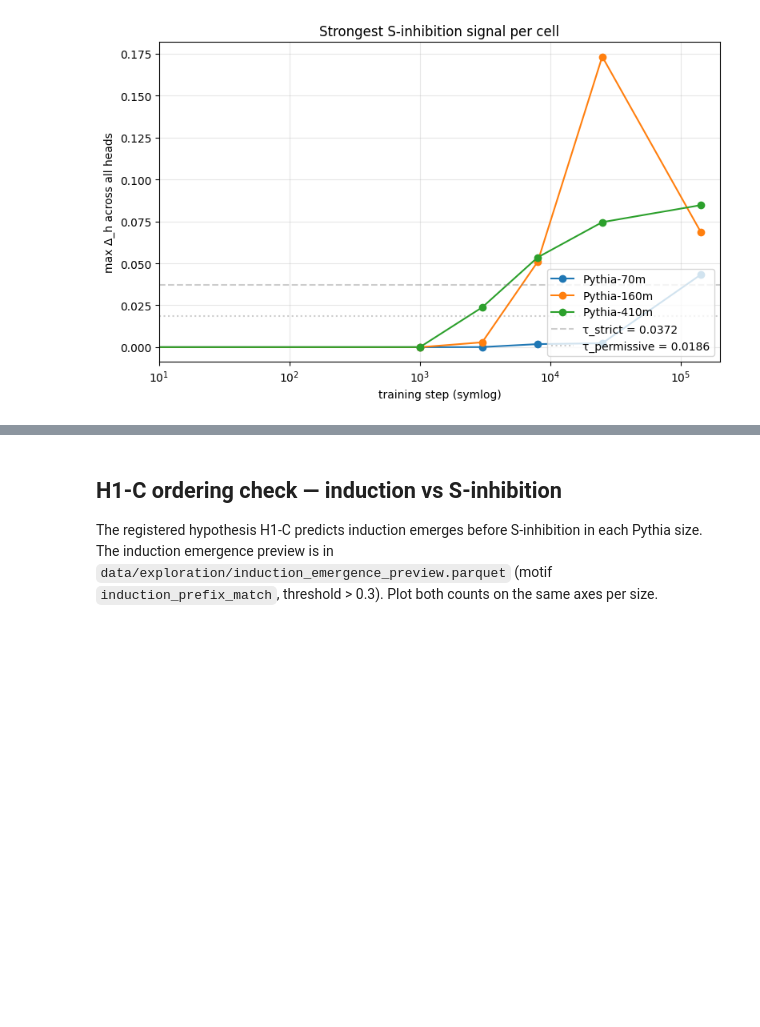
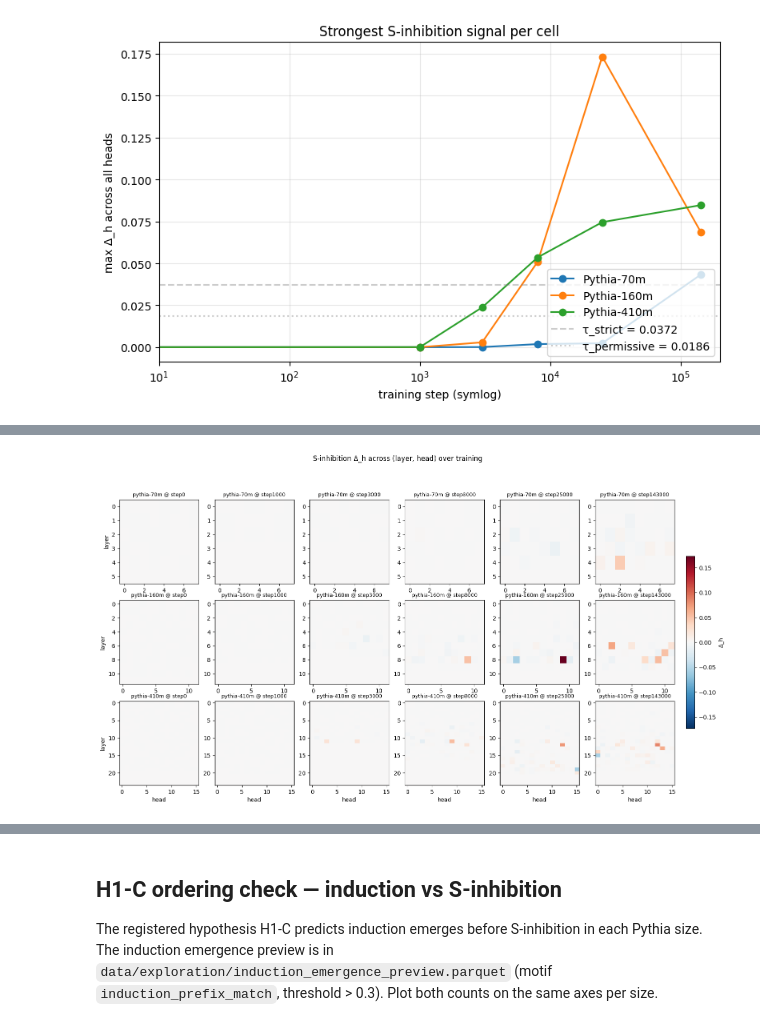
Before and after one commit to cam-berger/pythia-motif-emergence, a Jupyter notebook: notebooks/s_inhibition_emergence_exploration.ipynb, the cells around one changed output, grey strips where cells are left out. Drawn from its saved outputs; the diff is of its cells as text; code cells hidden in the pictures; blank space fills up the shorter version.

```diff
--- a/notebooks/s_inhibition_emergence_exploration.ipynb
+++ b/notebooks/s_inhibition_emergence_exploration.ipynb
@@ -158,0 +165,27 @@ plt.show()
+# %%
+abs_max = float(np.abs(df_si['score']).max())
+fig, axes = plt.subplots(
+    nrows=len(SIZES), ncols=len(STEPS),
+    figsize=(3 * len(STEPS), 3 * len(SIZES)),
+)
+for row, size in enumerate(SIZES):
+    for col, step in enumerate(STEPS):
+        ax = axes[row][col]
+        sub = df_si[(df_si['size'] == size) & (df_si['step'] == step)]
+        n_layers = int(sub['layer'].max() + 1)
+        n_heads = int(sub['head'].max() + 1)
+        grid = np.zeros((n_layers, n_heads))
+        for _, r in sub.iterrows():
+            grid[int(r['layer']), int(r['head'])] = r['score']
+        im = ax.imshow(grid, vmin=-abs_max, vmax=abs_max,
+                       cmap='RdBu_r', aspect='auto')
+        ax.set_title(f'pythia-{size} @ step{step}', fontsize=9)
+        if col == 0:
+            ax.set_ylabel('layer')
+        if row == len(SIZES) - 1:
+            ax.set_xlabel('head')
+fig.suptitle('S-inhibition Δ_h across (layer, head) over training', y=1.0)
+fig.colorbar(im, ax=axes, fraction=0.015, pad=0.02, label='Δ_h')
+plt.show()
+# %% [output]
+[figure, added]
```
Also changed, not shown: parts of 9 cells of this notebook, 1 other file.
